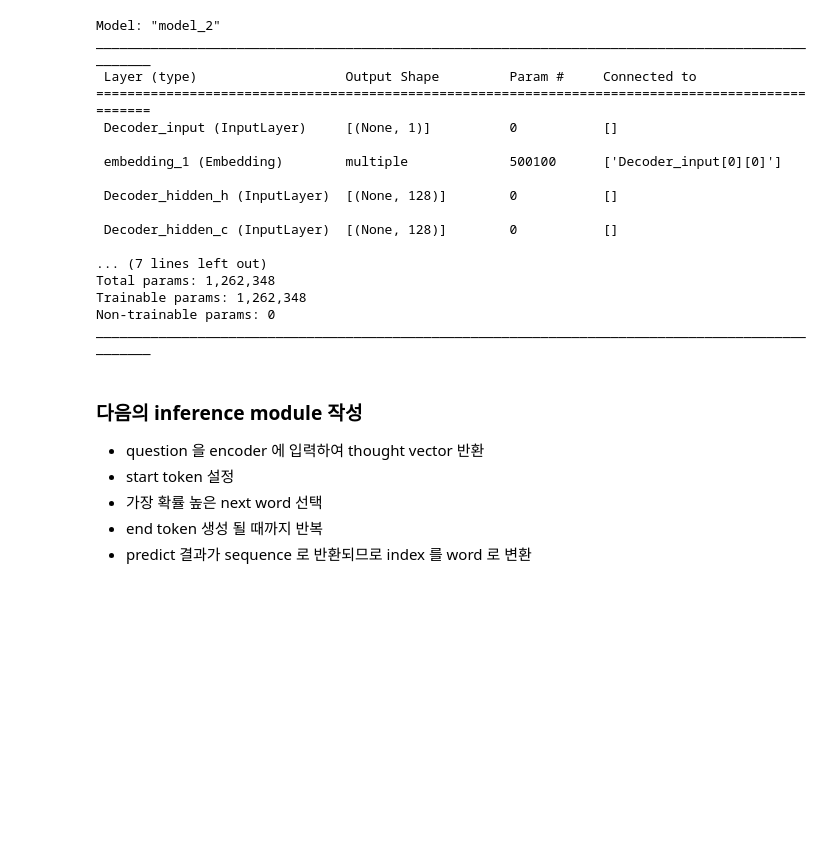
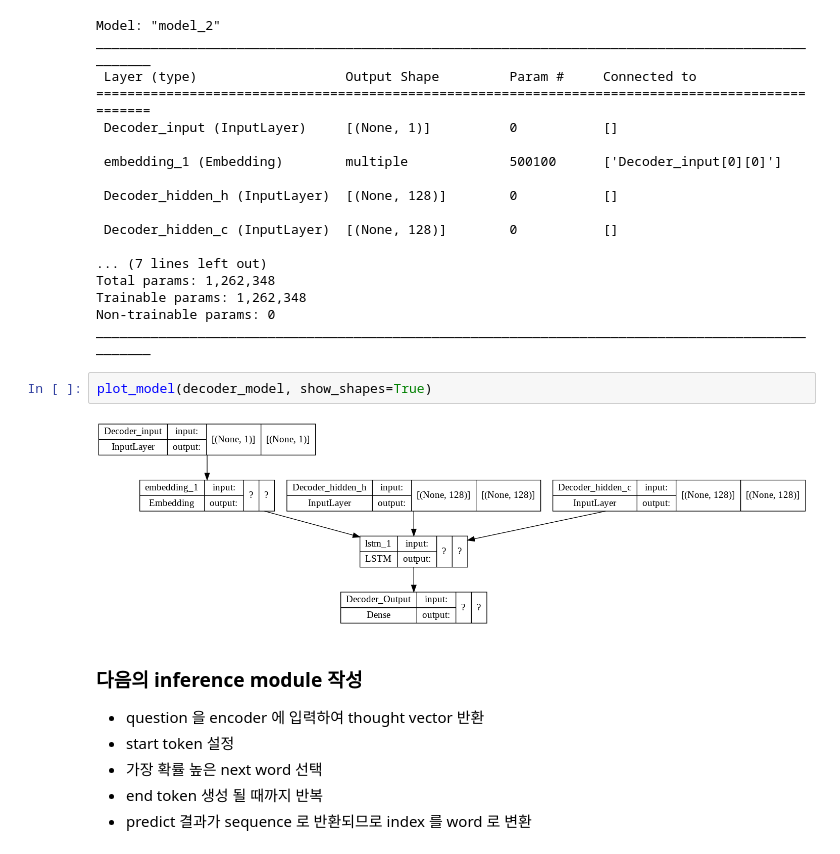
Before and after one commit to ironmanciti/NLP_Lecture, a Jupyter notebook: 120_ChatBot_encoder_decoder_sentencepiece.ipynb, the cells around one changed output. Cells and saved outputs as stored; diff of their text form; blank space fills up the shorter version.

```diff
--- a/120_ChatBot_encoder_decoder_sentencepiece.ipynb
+++ b/120_ChatBot_encoder_decoder_sentencepiece.ipynb
@@ -413,6 +417,10 @@ Total params: 1,262,348
 Trainable params: 1,262,348
 Non-trainable params: 0
 __________________________________________________________________________________________________
+# %%
+plot_model(decoder_model, show_shapes=True)
+# %% [output]
+[figure, added]
 # %% [markdown]
 ### 다음의 inference module 작성
 - question 을 encoder 에 입력하여 thought vector 반환
```
Also changed, not shown: parts of 21 cells of this notebook, 14 other files.
